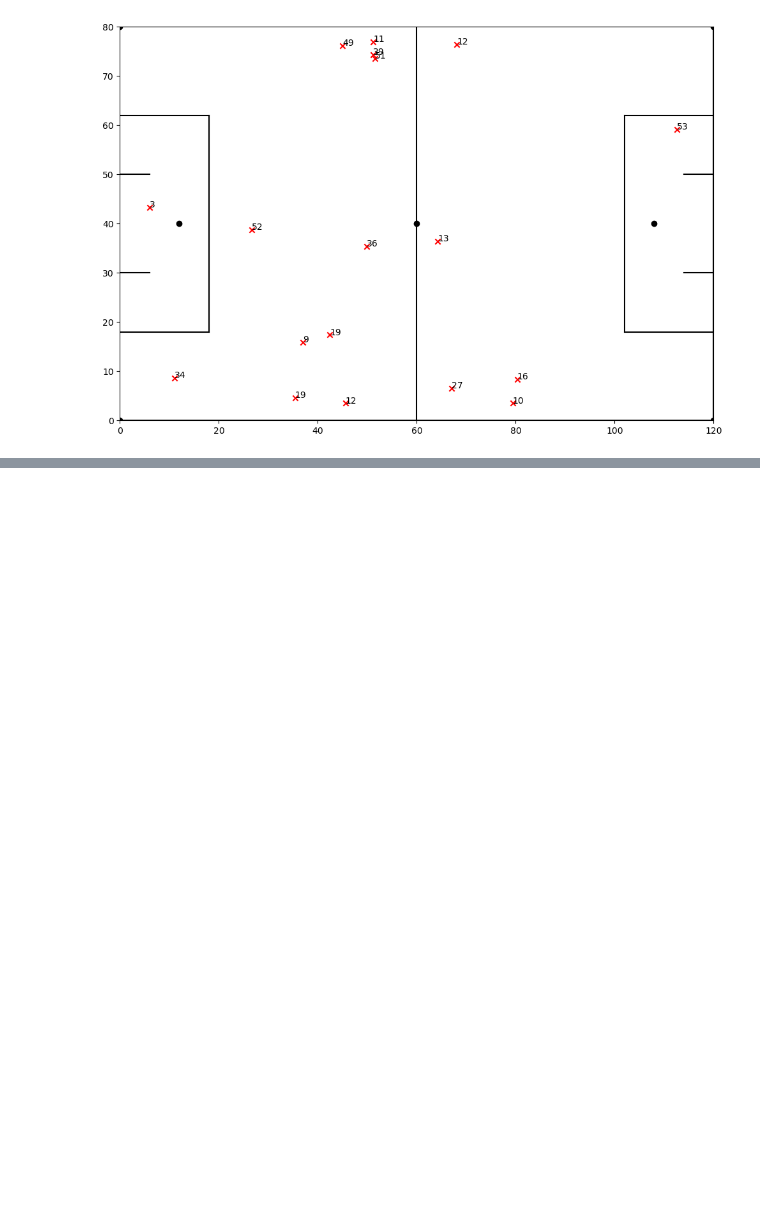
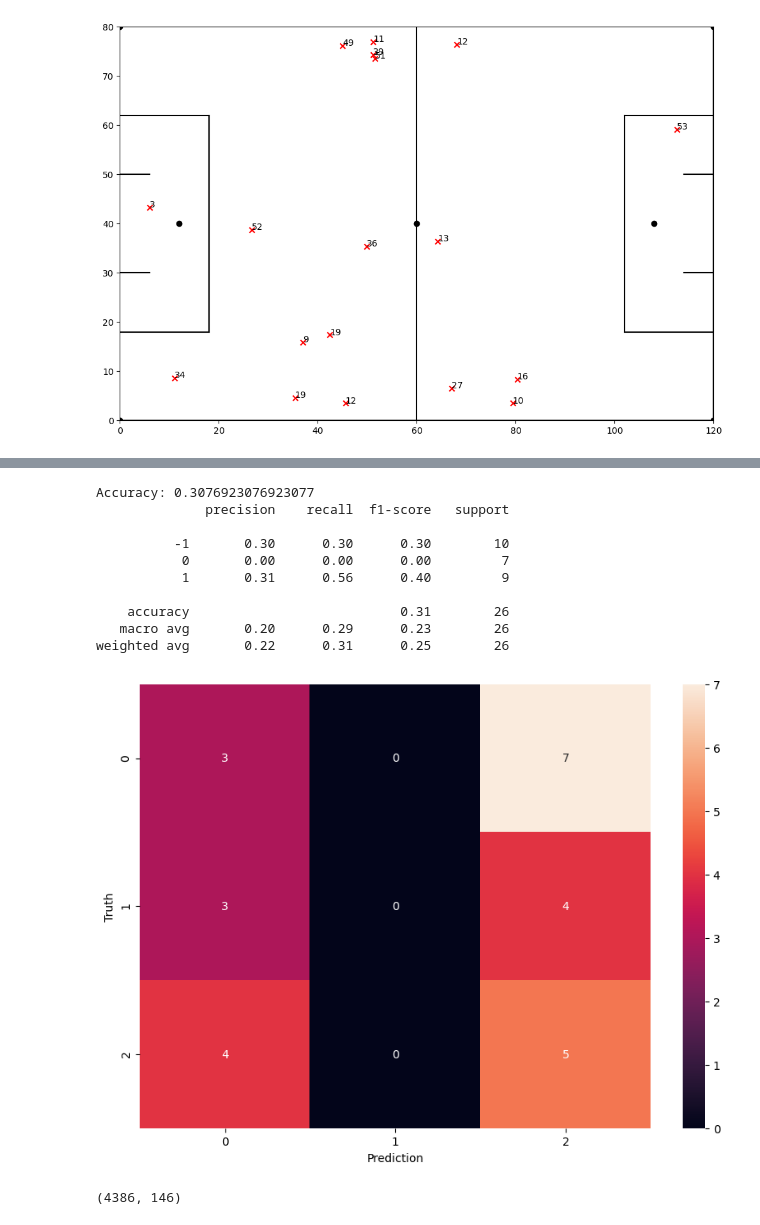
Before and after one commit to tomasnp/Datacamp, a Jupyter notebook: fetch.ipynb, the cells around one changed output, grey strips where cells are left out. Drawn from its saved outputs; the diff is of its cells as text; code cells hidden in the pictures; blank space fills up the shorter version.

```diff
--- a/fetch.ipynb
+++ b/fetch.ipynb
@@ -617,0 +545,15 @@ Exception: There is currently no open data for aggregated stats, please provide
+# %%
+## encoder les positions et les noms des joueurs
+
+from sklearn.preprocessing import LabelEncoder
+
+le = LabelEncoder()
+for col in startingXI.columns:
+    if col.endswith("position"):
+        startingXI[col] = le.fit_transform(startingXI[col])
+    elif col.startswith("player"):
+        startingXI[col] = le.fit_transform(startingXI[col])
+
+startingXI["match_outcome"] = startingXI["match_outcome"].astype(int)
+# mettre 1 si victoire, -1 si défaite et 0 si nul
+startingXI["match_outcome"] = startingXI["match_outcome"].apply(lambda x: 1 if x > 0 else (-1 if x < 0 else 0))
@@ -617,0 +574,31 @@ Exception: There is currently no open data for aggregated stats, please provide
+# %%
+from sklearn.metrics import confusion_matrix
+confusion_matrix(y_test, y_pred)
+
+plt.figure(figsize=(10,7))
+sns.heatmap(confusion_matrix(y_test, y_pred), annot=True, fmt='g')
+plt.xlabel('Prediction')
+plt.ylabel('Truth')
+
+
+
+print("Accuracy:", accuracy_score(y_test, y_pred))
+
+from sklearn.metrics import classification_report
+print(classification_report(y_test, y_pred))
+# %% [output]
+Accuracy: 0.3076923076923077
+              precision    recall  f1-score   support
+
+          -1       0.30      0.30      0.30        10
+           0       0.00      0.00      0.00         7
+           1       0.31      0.56      0.40         9
+
+    accuracy                           0.31        26
+   macro avg       0.20      0.29      0.23        26
+weighted avg       0.22      0.31      0.25        26
+[figure, added]
+# %%
+eventsfinal.shape
+# %% [output]
+(4386, 146)
```
Also changed, not shown: parts of 22 cells of this notebook, 2 other files.
